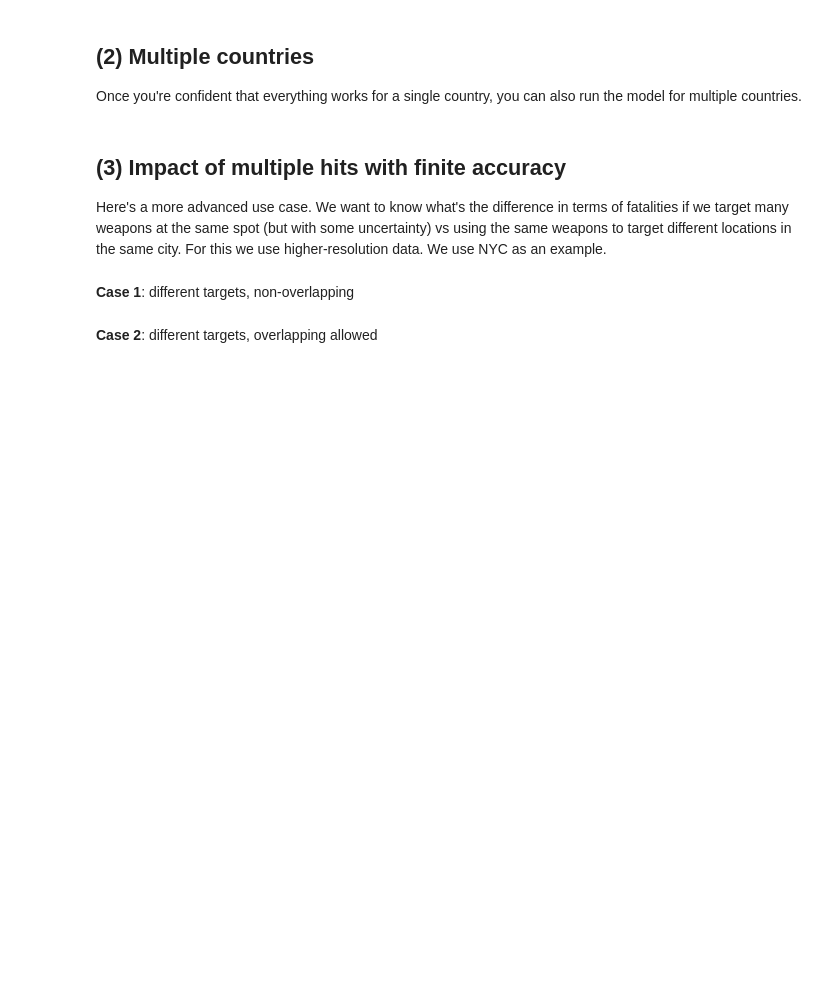
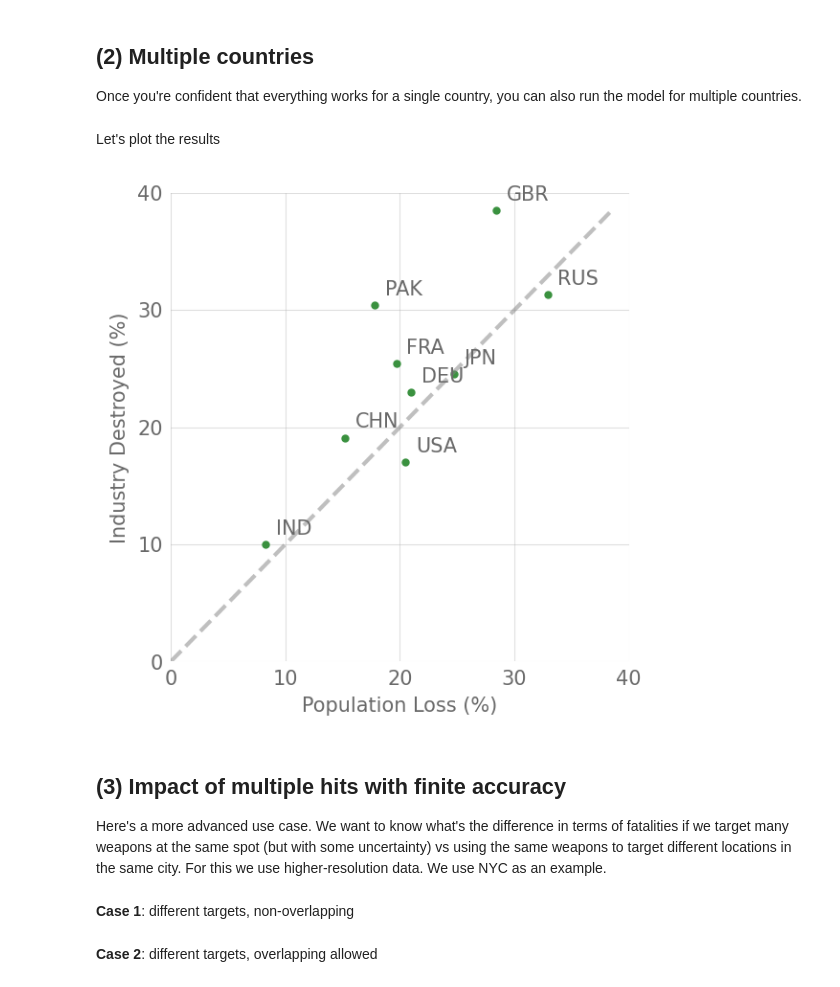
Before and after one commit to allfed/Population-Loss-NW, a Jupyter notebook: scripts/master.ipynb, the cells around one changed output. Saved outputs shown, nothing was run; the diff lists cells and outputs as text; code cells hidden in the pictures; blank space fills up the shorter version.

Commit message:
ran industry destruction for all, added fertilizer/pesticide list

```diff
--- a/scripts/master.ipynb
+++ b/scripts/master.ipynb
@@ -9,3 +9,7 @@ sys.path.append("../src")
 from main import Country, run_many_countries
 import copy
 import numpy as np
+import pandas as pd
+import matplotlib.pyplot as plt
+
+plt.style.use("https://raw.githubusercontent.com/allfed/ALLFED-matplotlib-style-sheet/main/ALLFED.mplstyle")
@@ -52,6 +65,41 @@ scenario = {
 }
 # %%
 run_many_countries(scenario, degrade=False, degrade_factor=3, targeting_policy="max_fatality_non_overlapping")
+# %% [markdown]
+Let's plot the results
+# %%
+# Read the CSV file
+df = pd.read_csv('../results/Toon2008_SORT.csv')
+
+# Create a square plot
+fig, ax = plt.subplots(figsize=(4, 4))
+
+# Create the scatter plot
+scatter = ax.scatter(df['population_loss_pct'], df['industry_destroyed_pct'])
+
+# Add labels for each point
+for i, txt in enumerate(df['iso3']):
+    ax.annotate(txt, (df['population_loss_pct'][i], df['industry_destroyed_pct'][i]),
+                xytext=(5, 5), textcoords='offset points')
+
+# Add labels and title
+ax.set_xlabel('Population Loss (%)')
+ax.set_ylabel('Industry Destroyed (%)')
+
+# Add a diagonal line
+ax.plot([0, max_value], [0, max_value], '--', alpha=0.5, color="grey")
+plt.xlim(0, 40)
+plt.ylim(0, 40)
+
+# gridline only every 10
+ax.set_xticks(np.arange(0, 50, 10))
+ax.set_yticks(np.arange(0, 50, 10))
+
+# Display the plot
+plt.tight_layout()
+plt.show()
+# %% [output]
+[figure, added]
 # %% [markdown]
 ## (3) Impact of multiple hits with finite accuracy
 Here's a more advanced use case. We want to know what's the difference in terms of fatalities if we target many weapons at the same spot (but with some uncertainty) vs using the same weapons to target different locations in the same city. For this we use higher-resolution data. We use NYC as an example.
```
Also changed, not shown: parts of 5 cells of this notebook, 5 other files.
